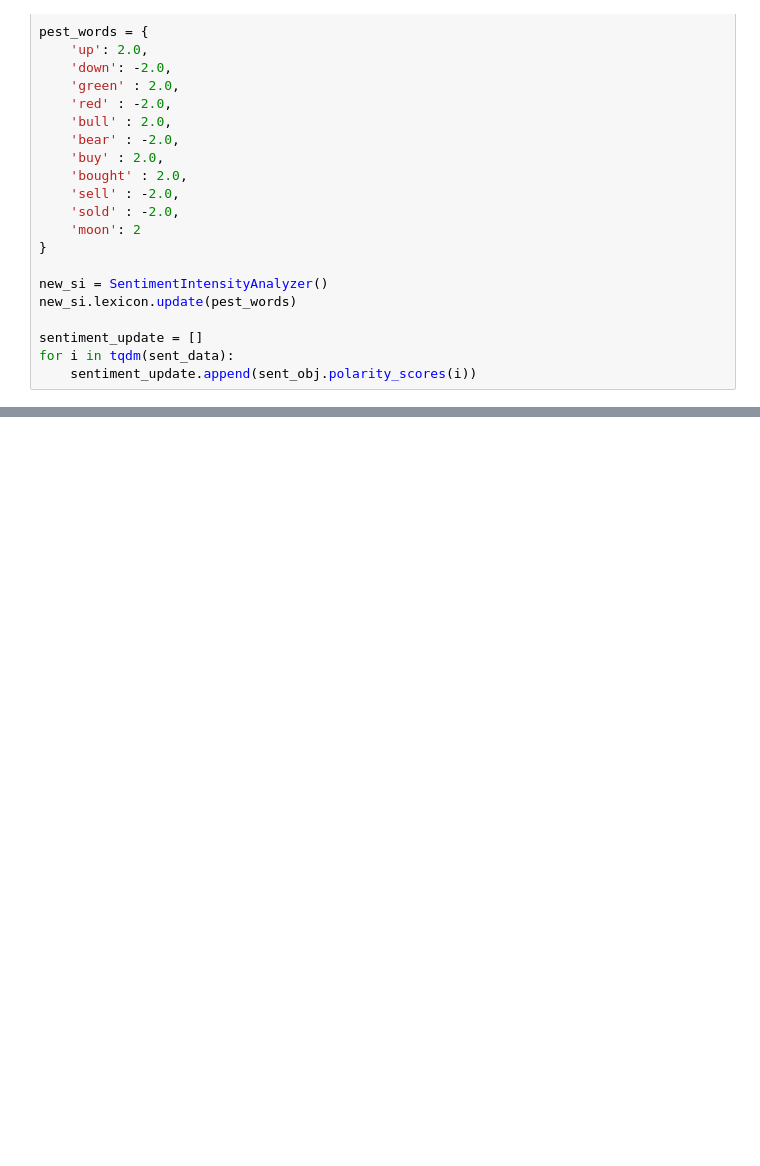
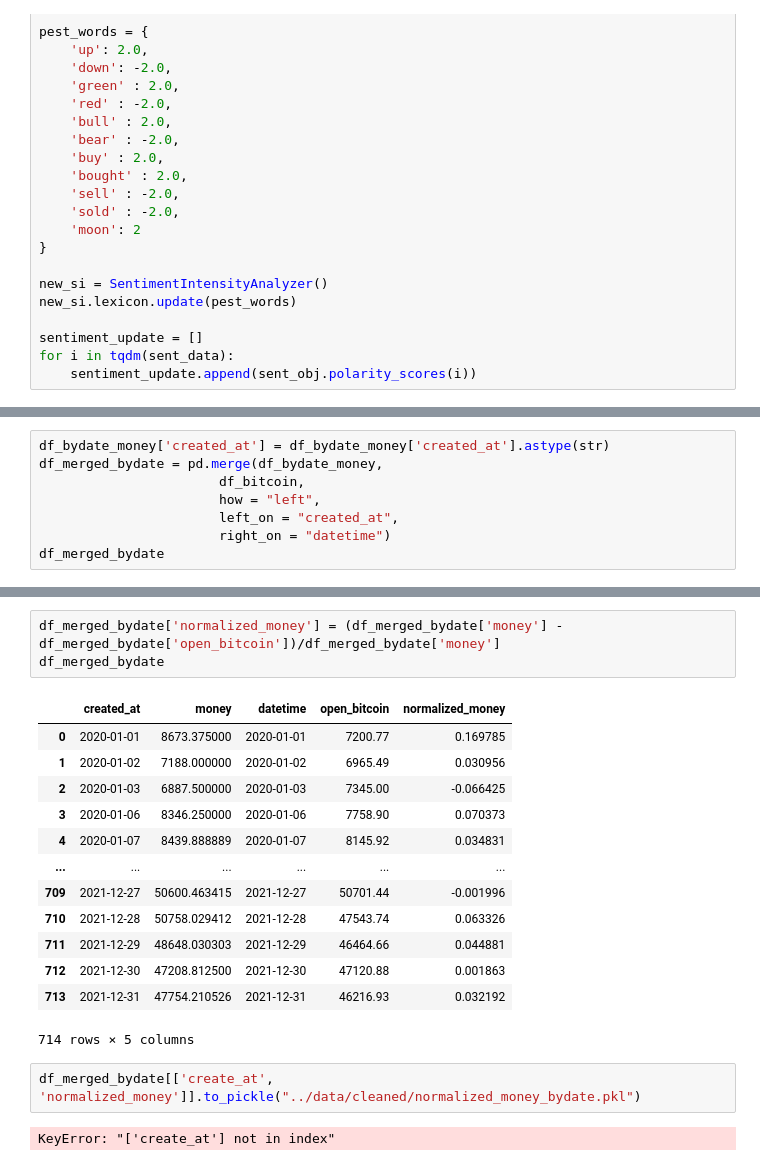
Before and after one commit to kevctae/Bittooth, a Jupyter notebook: notebooks/2.2-cs-extract-sentiments.ipynb, the cells around one changed output, grey strips where cells are left out. Cells and saved outputs as stored; diff of their text form; blank space fills up the shorter version.

```diff
--- a/notebooks/2.2-cs-extract-sentiments.ipynb
+++ b/notebooks/2.2-cs-extract-sentiments.ipynb
@@ -108,0 +152,8 @@ dtype: object
+# %%
+df_bydate_money['created_at'] = df_bydate_money['created_at'].astype(str)
+df_merged_bydate = pd.merge(df_bydate_money,
+                       df_bitcoin,
+                       how = "left",
+                       left_on = "created_at",
+                       right_on = "datetime")
+df_merged_bydate
@@ -108,0 +174,21 @@ dtype: object
+# %%
+df_merged_bydate['normalized_money'] = (df_merged_bydate['money'] - df_merged_bydate['open_bitcoin'])/df_merged_bydate['money']
+df_merged_bydate
+# %% [output]
+|  | created_at | money | datetime | open_bitcoin | normalized_money |
+| 0 | 2020-01-01 | 8673.375000 | 2020-01-01 | 7200.77 | 0.169785 |
+| 1 | 2020-01-02 | 7188.000000 | 2020-01-02 | 6965.49 | 0.030956 |
+| 2 | 2020-01-03 | 6887.500000 | 2020-01-03 | 7345.00 | -0.066425 |
+| 3 | 2020-01-06 | 8346.250000 | 2020-01-06 | 7758.90 | 0.070373 |
+| 4 | 2020-01-07 | 8439.888889 | 2020-01-07 | 8145.92 | 0.034831 |
+| ... | ... | ... | ... | ... | ... |
+| 709 | 2021-12-27 | 50600.463415 | 2021-12-27 | 50701.44 | -0.001996 |
+| 710 | 2021-12-28 | 50758.029412 | 2021-12-28 | 47543.74 | 0.063326 |
+| 711 | 2021-12-29 | 48648.030303 | 2021-12-29 | 46464.66 | 0.044881 |
+| 712 | 2021-12-30 | 47208.812500 | 2021-12-30 | 47120.88 | 0.001863 |
+| 713 | 2021-12-31 | 47754.210526 | 2021-12-31 | 46216.93 | 0.032192 |
+714 rows × 5 columns
+# %%
+df_merged_bydate[['create_at', 'normalized_money']].to_pickle("../data/cleaned/normalized_money_bydate.pkl")
+# %% [output]
+KeyError: "['create_at'] not in index"
```
Also changed, not shown: parts of 13 cells of this notebook, 1 other file.
